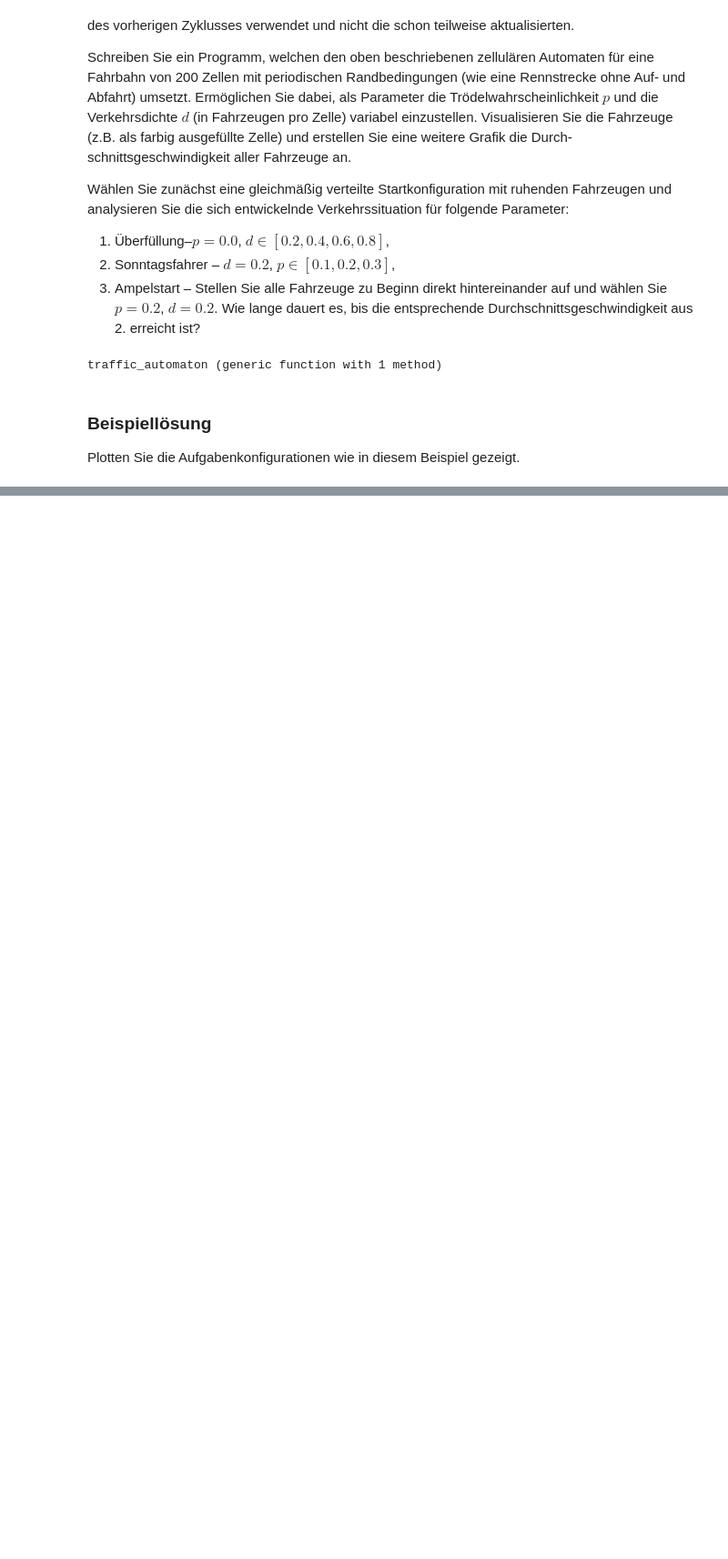
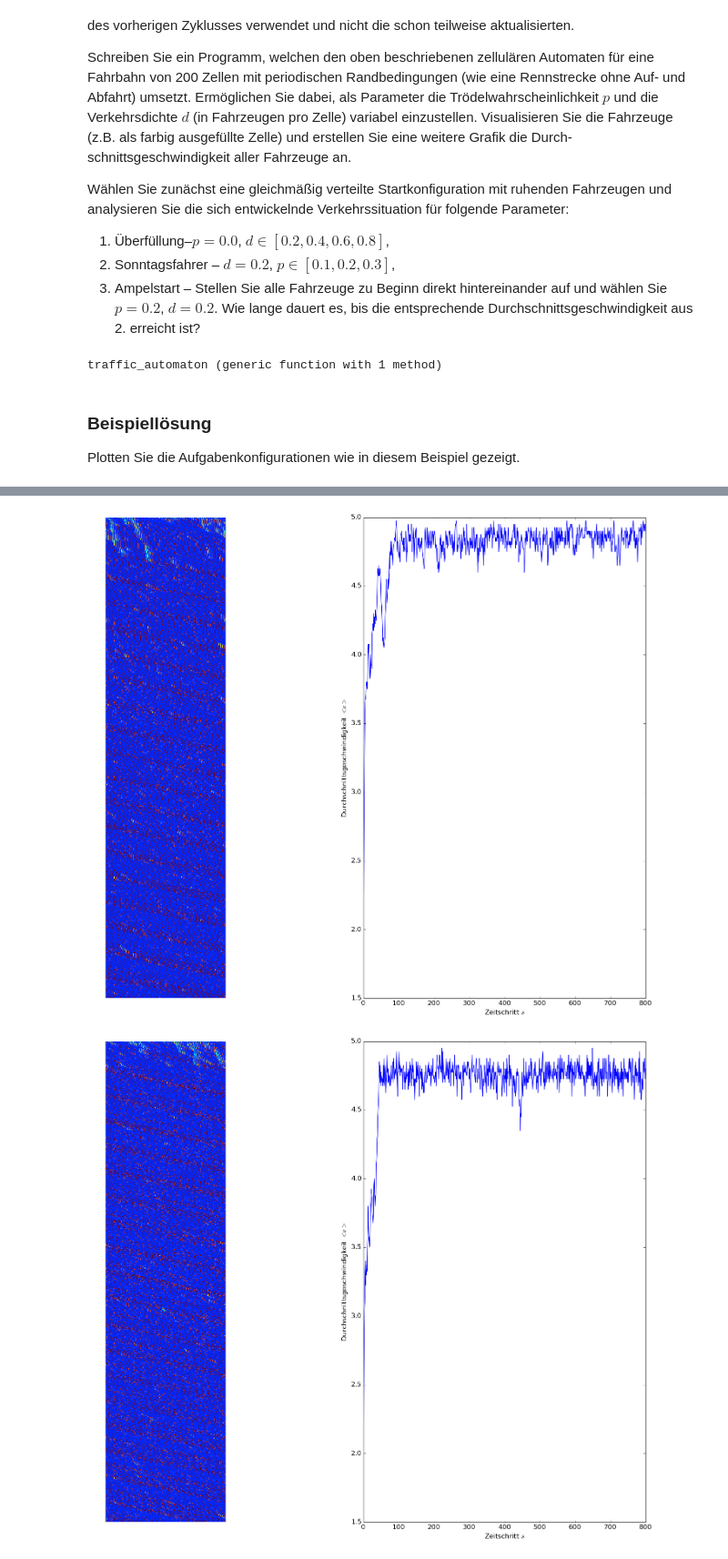
Before and after one commit to Handfeger/compphys-2016, a Jupyter notebook: uebung_04/04_stau_aus_dem_nichts.ipynb, the cells around one changed output, grey strips where cells are left out. Shown at 91% size. Cells and saved outputs as stored; diff of their text form; code cells hidden in the pictures; blank space fills up the shorter version.

```diff
--- a/uebung_04/04_stau_aus_dem_nichts.ipynb
+++ b/uebung_04/04_stau_aus_dem_nichts.ipynb
@@ -172,0 +171,7 @@ Any[1.0,1.0,1.0,1.0,1.0,1.0,1.0,1.0,1.0,1.0  …  1.0,1.0,1.0,1.0,1.0,1.0,1.0,1.
+# %%
+for p in [.1,.2,.3]
+    plot_traffic(.2,p,randomstart)
+end
+# %% [output]
+[figure, added]
+[figure, added]
```
Also changed, not shown: parts of 6 cells of this notebook.
